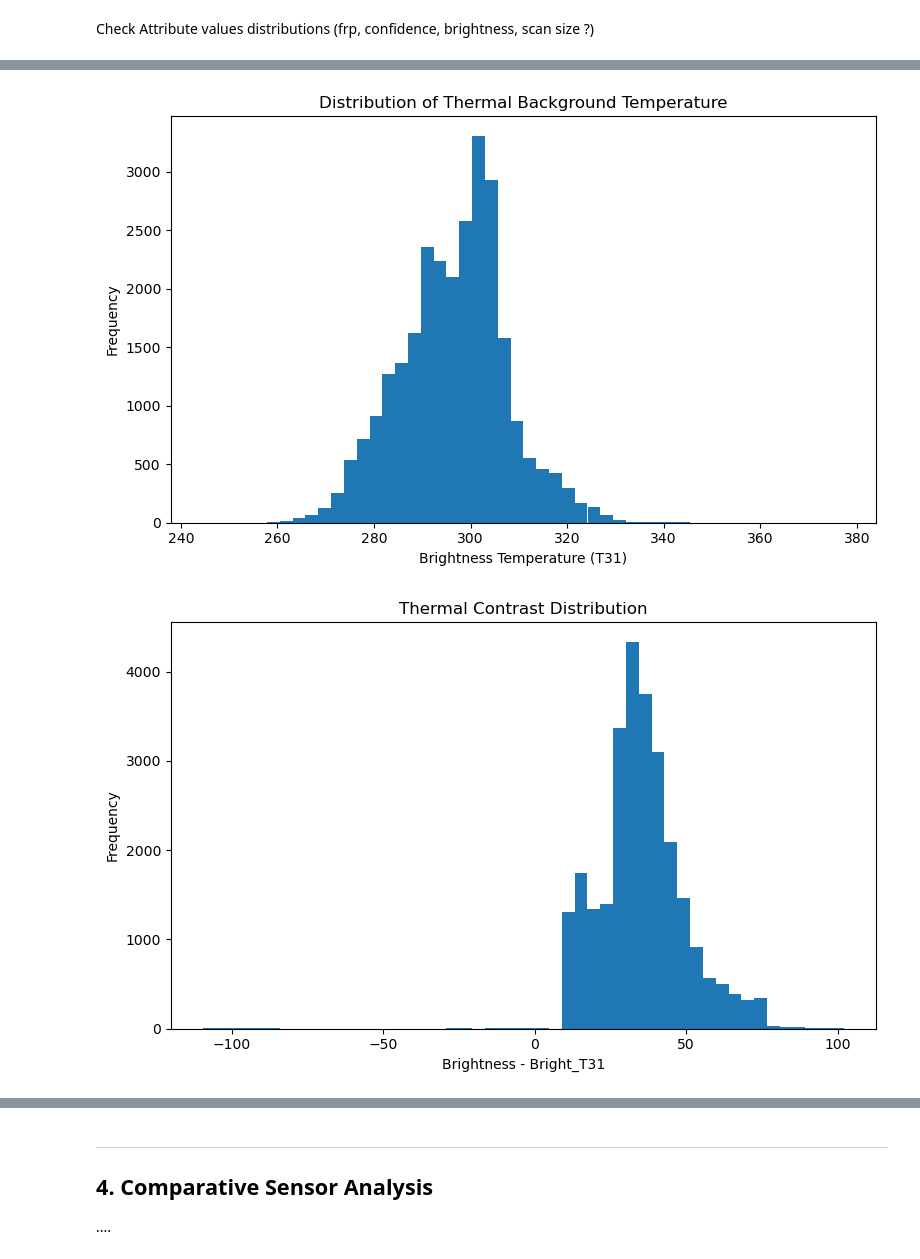
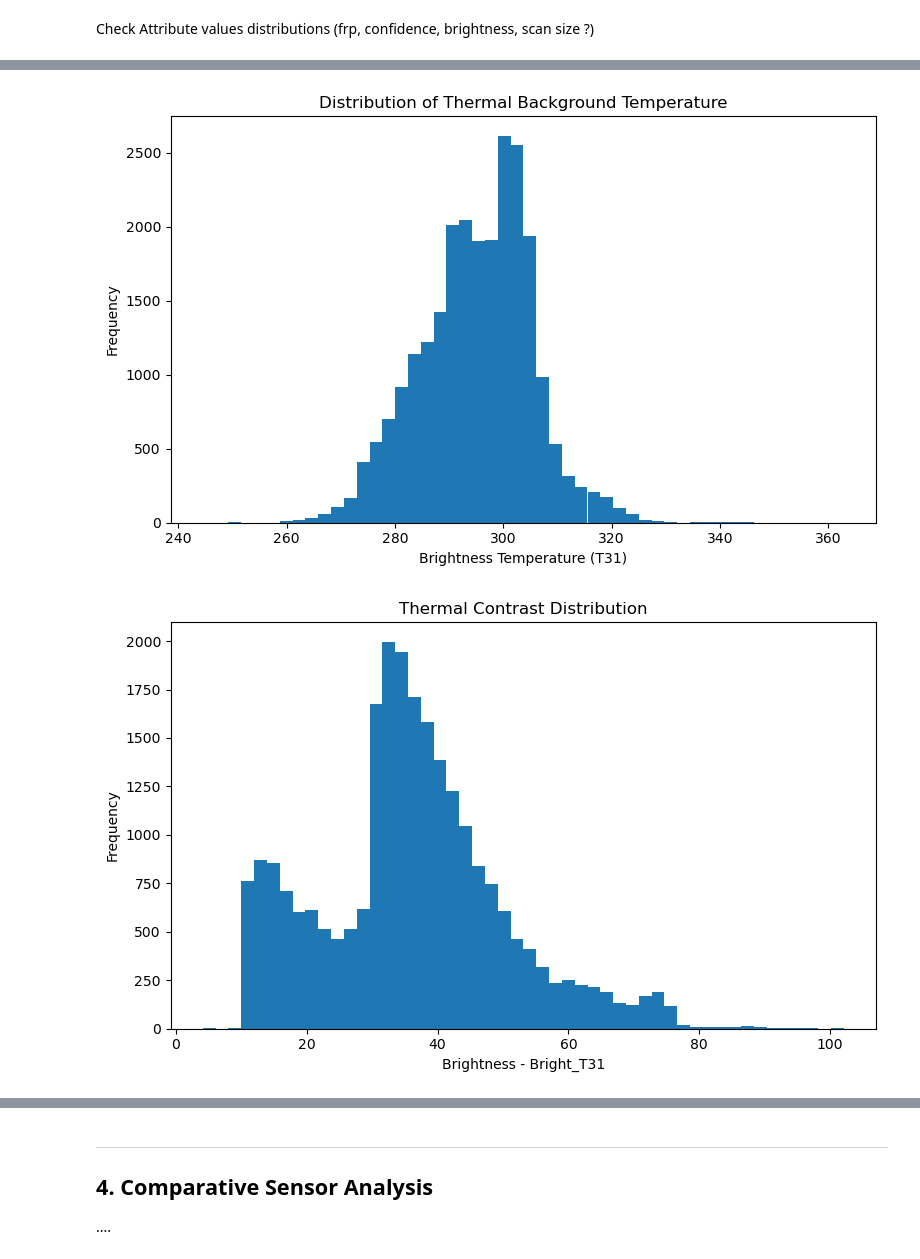
Before and after one commit to MajaMuehlebach/sds210_project, a Jupyter notebook: notebooks/Project_Code_V1.ipynb, the cells around one changed output, grey strips where cells are left out. Cells and saved outputs as stored; diff of their text form; code cells hidden in the pictures.

```diff
--- a/notebooks/Project_Code_V1.ipynb
+++ b/notebooks/Project_Code_V1.ipynb
@@ -156,13 +154,12 @@ None
 # %%
 # inspect confidence column first
 display(fire_gdf["confidence"].value_counts()) # n = nominal, l = low, h = high
-
 
 # check for NaN values
 df.isna().sum() # 0 NaN values,  !!!!! maybe include an automatic check (if NaNs do a filtering/drop na)
 
 # filter all low values
-gdf_filtered = fire_gdf[fire_gdf["confidence"] != "l"]
+gdf_filtered = fire_gdf[fire_gdf["confidence"] != "l"].copy() # set .copy() for an independent, filtered copy
 gdf_filtered["confidence"].value_counts() # now only h and n values are included
 # %% [output]
 confidence
@@ -243,7 +245,7 @@ plt.show()
 # %%
 plt.figure(figsize=(8,5))
 
-plt.hist(fire_gdf["bright_ti5"], bins=50)
+plt.hist(gdf_filtered["bright_ti5"], bins=50)
 
 plt.title("Distribution of Thermal Background Temperature")
 plt.xlabel("Brightness Temperature (T31)")
@@ -252,23 +254,23 @@ plt.ylabel("Frequency")
 plt.tight_layout()
 plt.show()
 # %% [output]
-[figure, old version]
+[figure, new version]
 # %%
-fire_gdf["temp_diff"] = (
-    fire_gdf["bright_ti4"] -
-    fire_gdf["bright_ti5"]
+gdf_filtered["temp_diff"] = (
+    gdf_filtered["bright_ti4"] -
+    gdf_filtered["bright_ti5"]
 )
 
 plt.figure(figsize=(8,5))
 
-plt.hist(fire_gdf["temp_diff"], bins=50)
+plt.hist(gdf_filtered["temp_diff"], bins=50)
 
 plt.title("Thermal Contrast Distribution")
 plt.xlabel("Brightness - Bright_T31")
 plt.ylabel("Frequency")
 
 plt.tight_layout()
 plt.show()
 # %% [output]
-[figure, old version]
+[figure, new version]
 # %%
```
Also changed, not shown: parts of 9 cells of this notebook.
